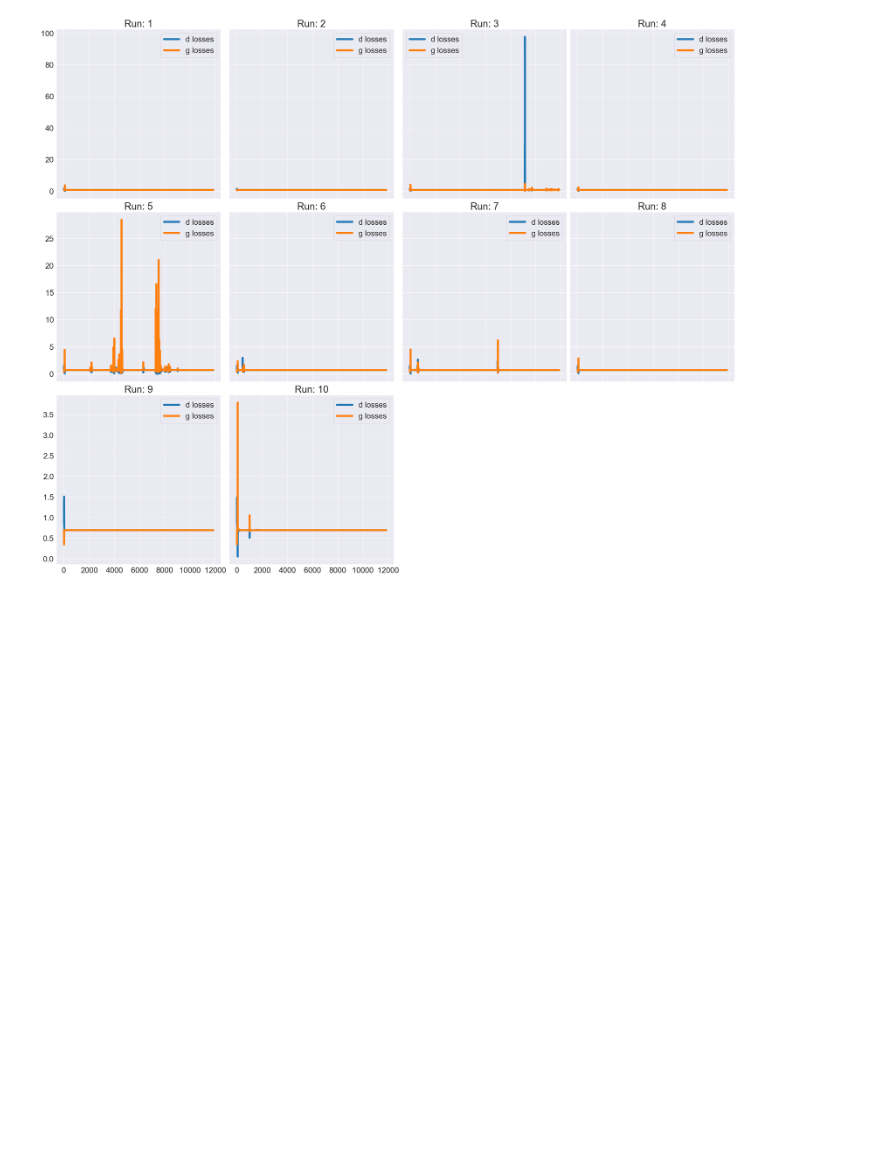
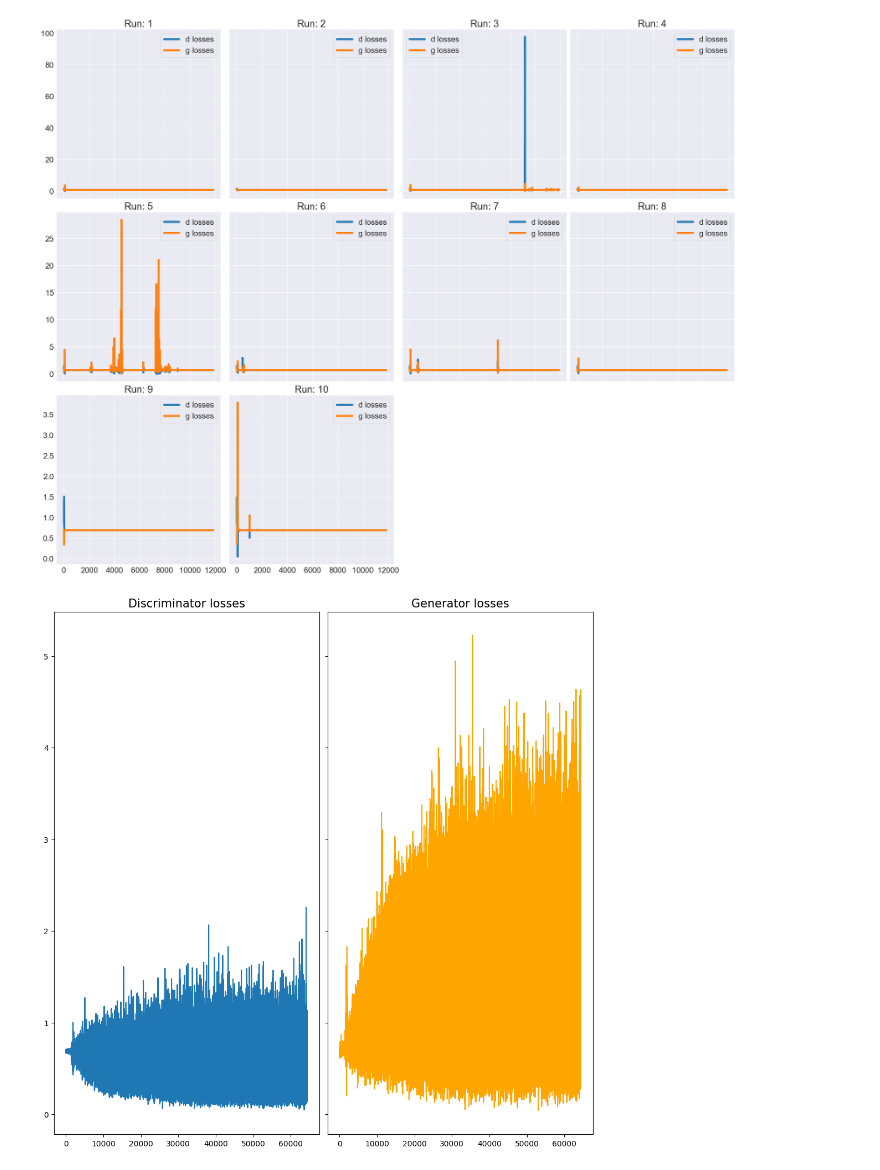
Before and after one commit to jakfol1217/DeepLearning, a Jupyter notebook: Project3/Experiment results.ipynb, the cells around one changed output. Saved outputs shown, nothing was run; the diff lists cells and outputs as text; code cells hidden in the pictures; blank space fills up the shorter version.

Commit message:
add plots for cdgan and wgan

```diff
--- a/Project3/Experiment results.ipynb
+++ b/Project3/Experiment results.ipynb
@@ -10,7 +10,7 @@ import json
 path="experiments_gan"
 results = []
 for el in os.listdir(path):
-    if el.endswith("json"):
+    if el.endswith("report.json"):
         with open(path+"/"+el) as f:
             report = json.load(f)
             report["filename"] = el
@@ -54,3 +54,22 @@ fig.delaxes(ax[2,3])
 plt.show()
 # %% [output]
 [figure]
+# %%
+import ast
+results = []
+with open(path+"/"+'cdgan_trajectory.json') as f:
+    for line in f.readlines():
+        if line.startswith('['):
+            results.append(ast.literal_eval(line[1:-2]))
+        else:
+            results.append(ast.literal_eval(line[:-2]))
+
+df_cdgan = pd.DataFrame.from_records(results)
+fig, ax = plt.subplots(1, 2, figsize=(10,10), layout='constrained', sharey='all')
+ax[0].plot(df_cdgan['D loss'])
+ax[0].set_title("Discriminator losses", fontsize=15)
+ax[1].plot(df_cdgan['G loss'], c='orange')
+ax[1].set_title("Generator losses", fontsize=15)
+plt.show()
+# %% [output]
+[figure, added]
```
Also changed, not shown: parts of 2 cells of this notebook.
